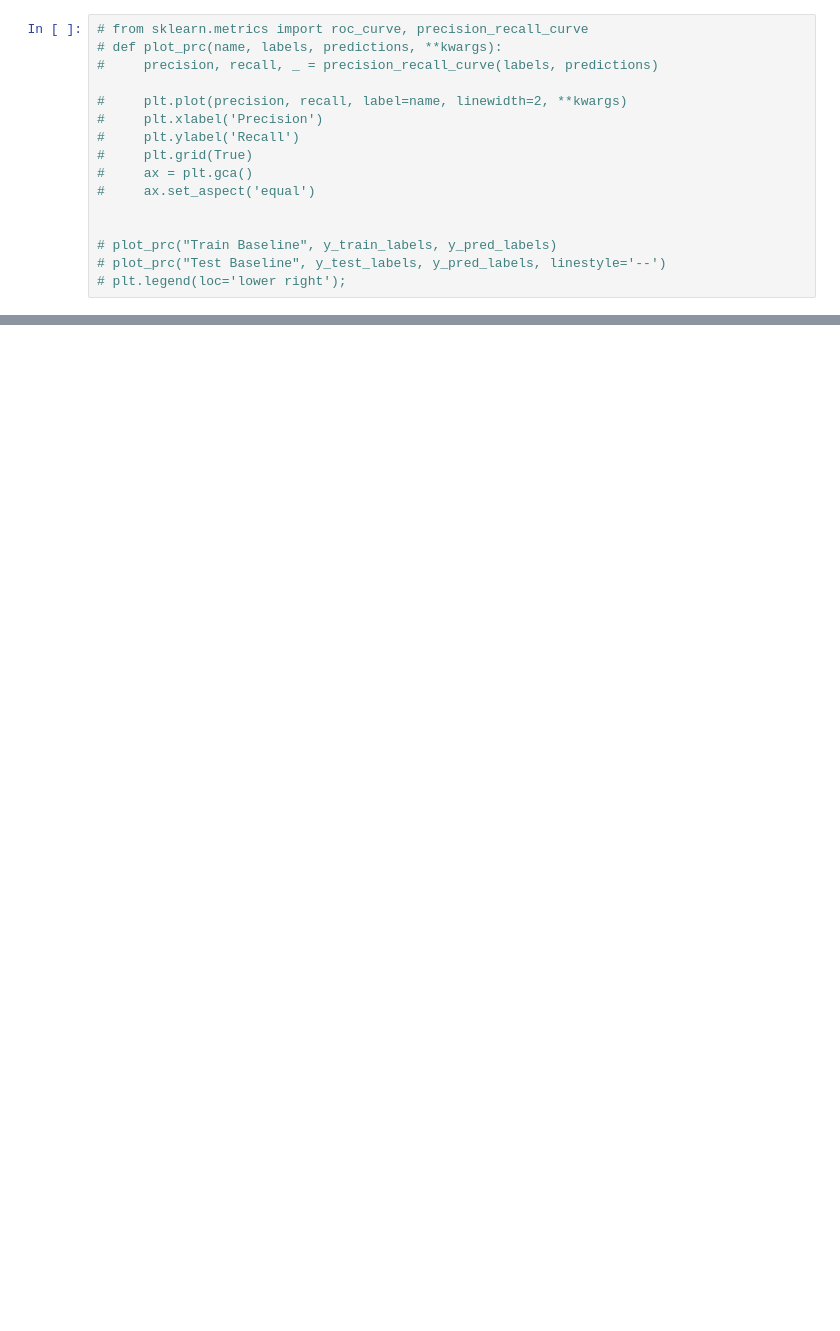
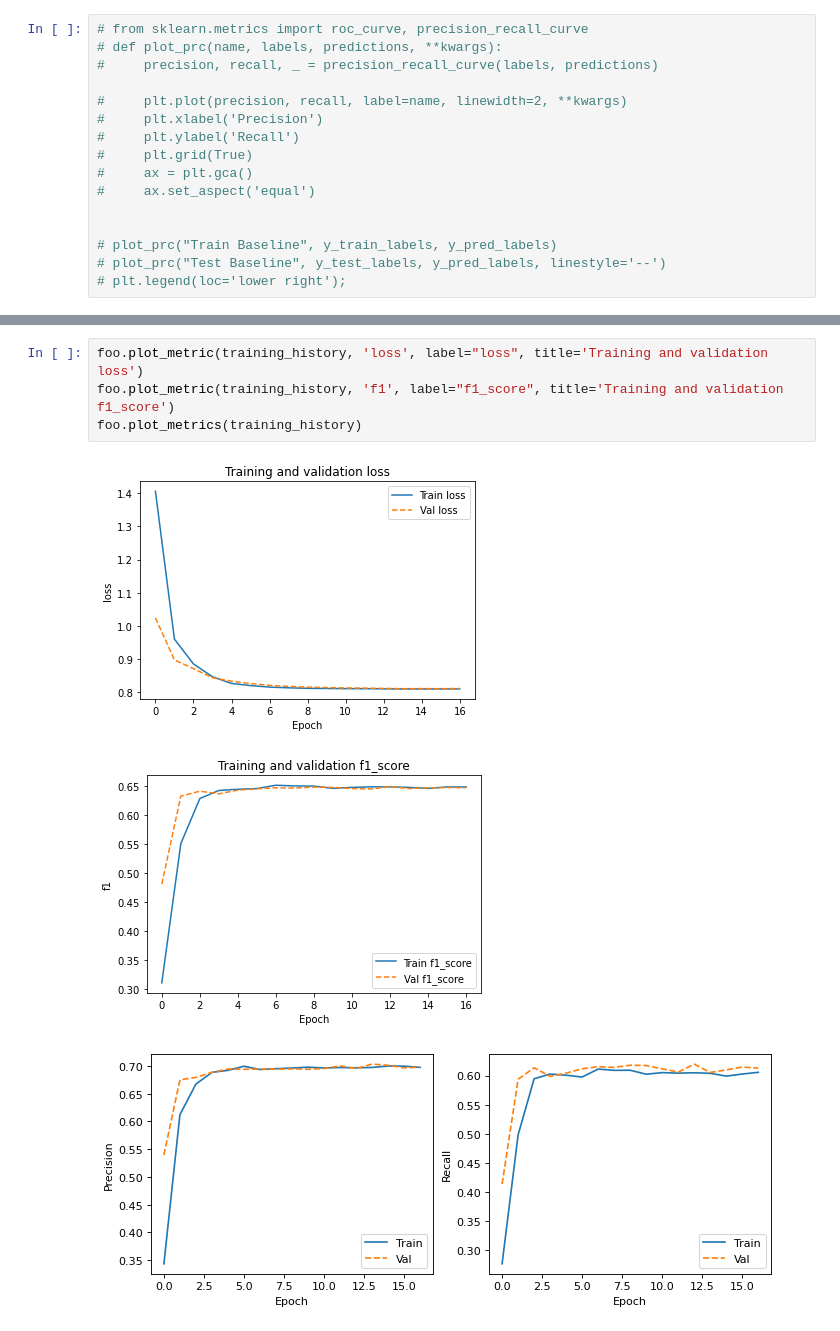
Before and after one commit to franciszero/AIDI-course, a Jupyter notebook: AIDI all solutions/AIDI 1002 Programming/Assign3/Fangji_Chen_Assignment-3.ipynb, the cells around one changed output, grey strips where cells are left out. Drawn from its saved outputs; the diff is of its cells as text; blank space fills up the shorter version.

```diff
--- a/AIDI all solutions/AIDI 1002 Programming/Assign3/Fangji_Chen_Assignment-3.ipynb
+++ b/AIDI all solutions/AIDI 1002 Programming/Assign3/Fangji_Chen_Assignment-3.ipynb
@@ -832,0 +1132,8 @@ Weight for class 2: 2.42
+# %%
+foo.plot_metric(training_history, 'loss', label="loss", title='Training and validation loss')
+foo.plot_metric(training_history, 'f1', label="f1_score", title='Training and validation f1_score')
+foo.plot_metrics(training_history)
+# %% [output]
+[figure, added]
+[figure, added]
+[figure, added]
```
Also changed, not shown: parts of 48 cells of this notebook, 3 other files.
